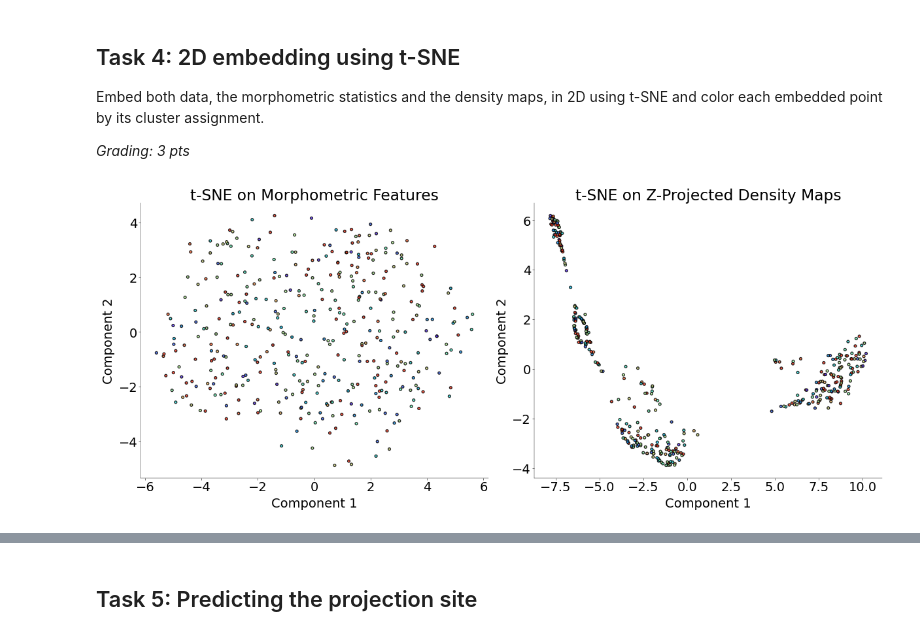
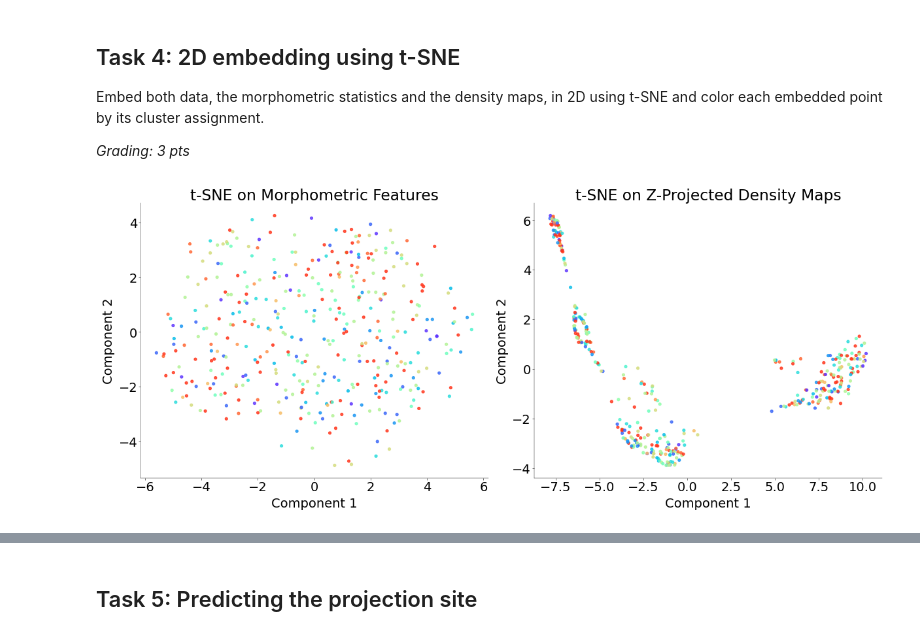
Before and after one commit to flobu98/neural_data_science, a Jupyter notebook: CodingLab8.ipynb, the cells around one changed output, grey strips where cells are left out. Drawn from its saved outputs; the diff is of its cells as text; code cells hidden in the pictures.

```diff
--- a/CodingLab8.ipynb
+++ b/CodingLab8.ipynb
@@ -569,33 +567,31 @@ cmap = ListedColormap(colors)
 # ig, axes = plt.subplots(1, 2, figsize=(12, 5), layout="constrained")
 
 # -- Morphometric t-SNE --
 axes[0].scatter(
     embedding_morpho[:, 0],
     embedding_morpho[:, 1],
     c=y,
     cmap=cmap,
     s=30,
     alpha=0.8,
-    edgecolor="k",
 )
 axes[0].set_title("t-SNE on Morphometric Features")
 axes[0].set_xlabel("Component 1")
 axes[0].set_ylabel("Component 2")
 
 # -- Density-map t-SNE --
 axes[1].scatter(
     embedding_density[:, 0],
     embedding_density[:, 1],
     c=y,
     cmap=cmap,
     s=30,
     alpha=0.8,
-    edgecolor="k",
 )
 axes[1].set_title("t-SNE on Z-Projected Density Maps")
 axes[1].set_xlabel("Component 1")
 axes[1].set_ylabel("Component 2")
 
 plt.show()
 # %% [output]
-[figure, old version]
+[figure, new version]
```
Also changed, not shown: parts of 9 cells of this notebook.
